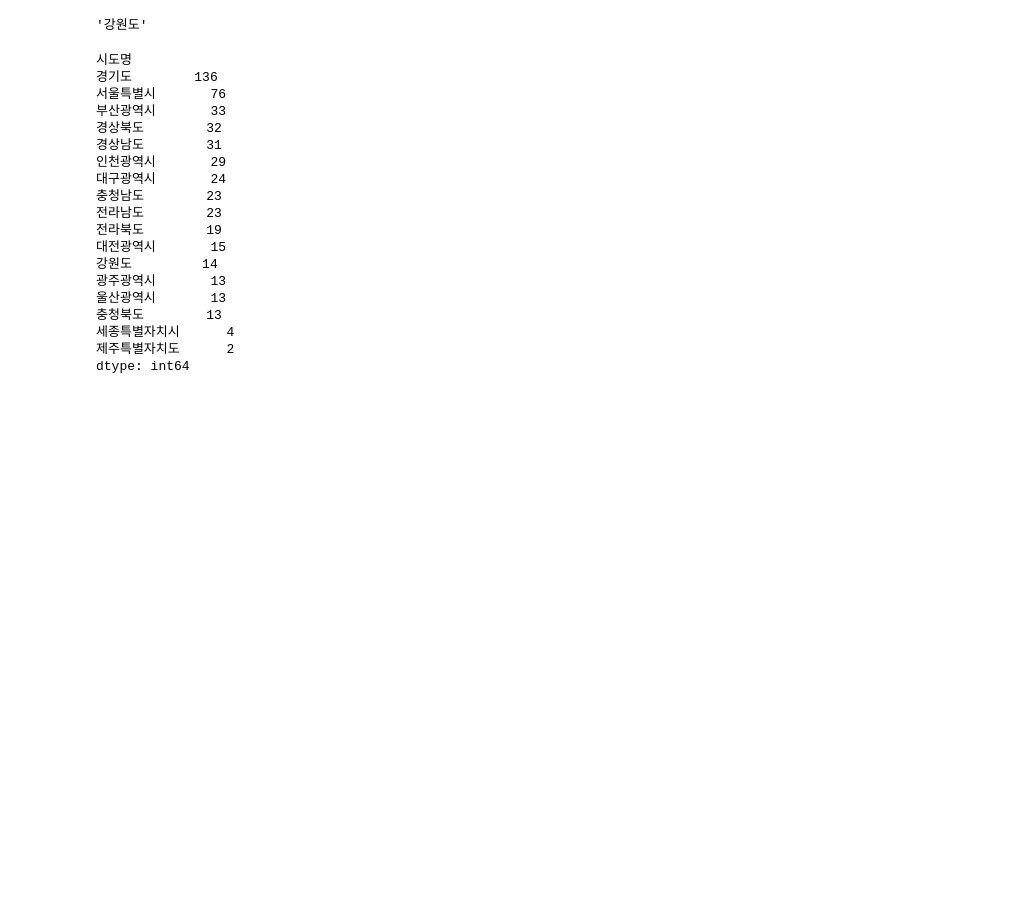
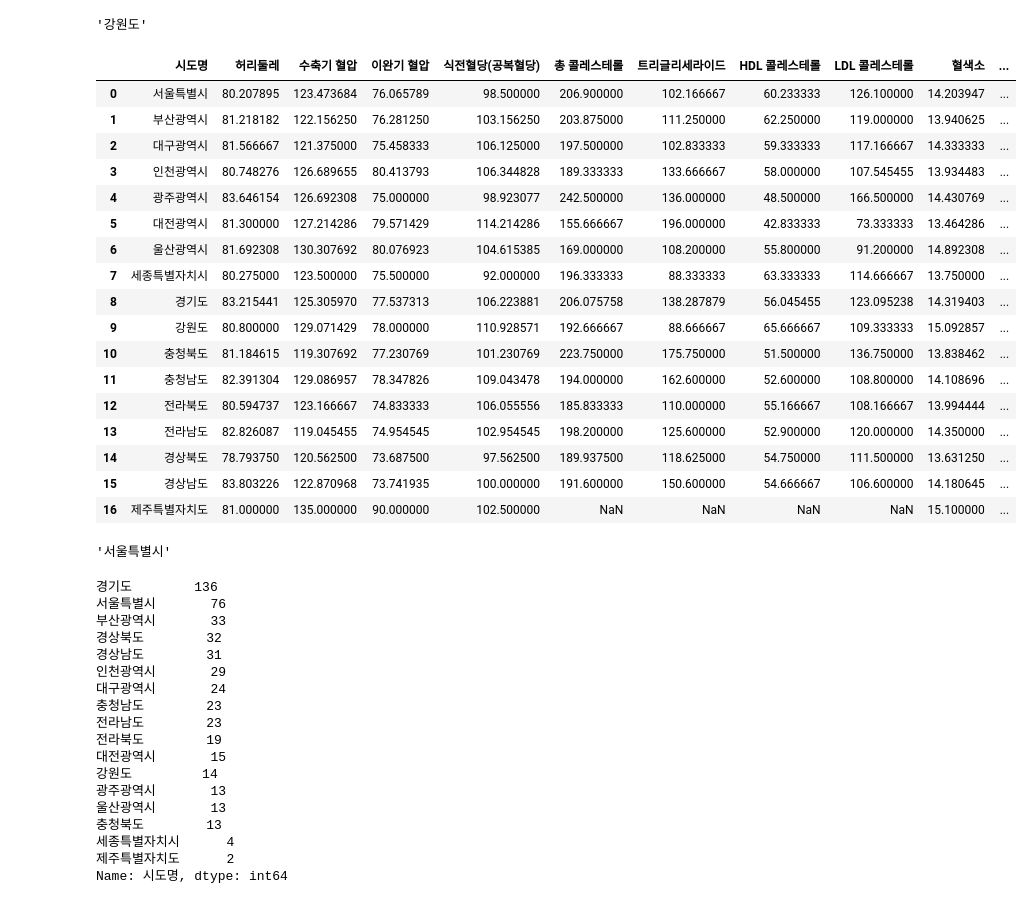
Before and after one commit to yeommss/Mini-Project, a Jupyter notebook: 3주차/03_EDA_국가건강검진_염정아.ipynb, the cells around one changed output. Cells and saved outputs as stored; diff of their text form; code cells hidden in the pictures; blank space fills up the shorter version.

```diff
--- a/3주차/03_EDA_국가건강검진_염정아.ipynb
+++ b/3주차/03_EDA_국가건강검진_염정아.ipynb
@@ -595,10 +595,35 @@ dfdf.head(3)
 sido_map['features'][0]['properties']['CTP_KOR_NM']
 # %% [output]
 '강원도'
+# %%
+dfdf = df.groupby('시도명', as_index=False).mean()
+dfdf
+# %% [output]
+|  | 시도명 | 허리둘레 | 수축기 혈압 | 이완기 혈압 | 식전혈당(공복혈당) | 총 콜레스테롤 | 트리글리세라이드 | HDL 콜레스테롤 | LDL 콜레스테롤 | 혈색소 | ... |
+| 0 | 서울특별시 | 80.207895 | 123.473684 | 76.065789 | 98.500000 | 206.900000 | 102.166667 | 60.233333 | 126.100000 | 14.203947 | ... |
+| 1 | 부산광역시 | 81.218182 | 122.156250 | 76.281250 | 103.156250 | 203.875000 | 111.250000 | 62.250000 | 119.000000 | 13.940625 | ... |
+| 2 | 대구광역시 | 81.566667 | 121.375000 | 75.458333 | 106.125000 | 197.500000 | 102.833333 | 59.333333 | 117.166667 | 14.333333 | ... |
+| 3 | 인천광역시 | 80.748276 | 126.689655 | 80.413793 | 106.344828 | 189.333333 | 133.666667 | 58.000000 | 107.545455 | 13.934483 | ... |
+| 4 | 광주광역시 | 83.646154 | 126.692308 | 75.000000 | 98.923077 | 242.500000 | 136.000000 | 48.500000 | 166.500000 | 14.430769 | ... |
+| 5 | 대전광역시 | 81.300000 | 127.214286 | 79.571429 | 114.214286 | 155.666667 | 196.000000 | 42.833333 | 73.333333 | 13.464286 | ... |
+| 6 | 울산광역시 | 81.692308 | 130.307692 | 80.076923 | 104.615385 | 169.000000 | 108.200000 | 55.800000 | 91.200000 | 14.892308 | ... |
+| 7 | 세종특별자치시 | 80.275000 | 123.500000 | 75.500000 | 92.000000 | 196.333333 | 88.333333 | 63.333333 | 114.666667 | 13.750000 | ... |
+| 8 | 경기도 | 83.215441 | 125.305970 | 77.537313 | 106.223881 | 206.075758 | 138.287879 | 56.045455 | 123.095238 | 14.319403 | ... |
+| 9 | 강원도 | 80.800000 | 129.071429 | 78.000000 | 110.928571 | 192.666667 | 88.666667 | 65.666667 | 109.333333 | 15.092857 | ... |
+| 10 | 충청북도 | 81.184615 | 119.307692 | 77.230769 | 101.230769 | 223.750000 | 175.750000 | 51.500000 | 136.750000 | 13.838462 | ... |
+| 11 | 충청남도 | 82.391304 | 129.086957 | 78.347826 | 109.043478 | 194.000000 | 162.600000 | 52.600000 | 108.800000 | 14.108696 | ... |
+| 12 | 전라북도 | 80.594737 | 123.166667 | 74.833333 | 106.055556 | 185.833333 | 110.000000 | 55.166667 | 108.166667 | 13.994444 | ... |
+| 13 | 전라남도 | 82.826087 | 119.045455 | 74.954545 | 102.954545 | 198.200000 | 125.600000 | 52.900000 | 120.000000 | 14.350000 | ... |
+| 14 | 경상북도 | 78.793750 | 120.562500 | 73.687500 | 97.562500 | 189.937500 | 118.625000 | 54.750000 | 111.500000 | 13.631250 | ... |
+| 15 | 경상남도 | 83.803226 | 122.870968 | 73.741935 | 100.000000 | 191.600000 | 150.600000 | 54.666667 | 106.600000 | 14.180645 | ... |
+| 16 | 제주특별자치도 | 81.000000 | 135.000000 | 90.000000 | 102.500000 | NaN | NaN | NaN | NaN | 15.100000 | ... |
+# %%
+dfdf.iloc[0, 0]
+# %% [output]
+'서울특별시'
 # %%
-df.value_counts('시도명')
+df['시도명'].value_counts()
 # %% [output]
-시도명
 경기도        136
 서울특별시       76
 부산광역시       33
@@ -616,4 +641,4 @@ df.value_counts('시도명')
 충청북도        13
 세종특별자치시      4
 제주특별자치도      2
-dtype: int64
+Name: 시도명, dtype: int64
```
Also changed, not shown: parts of 5 cells of this notebook.
